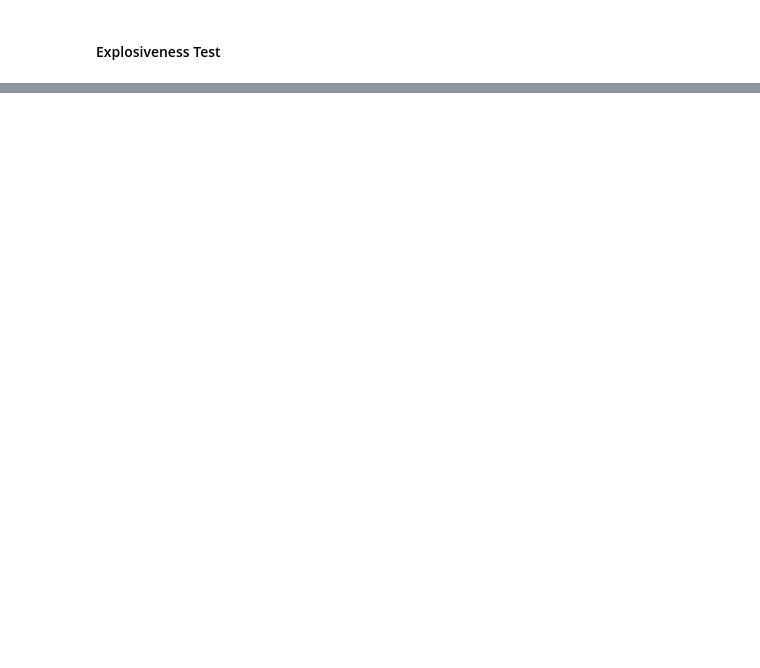
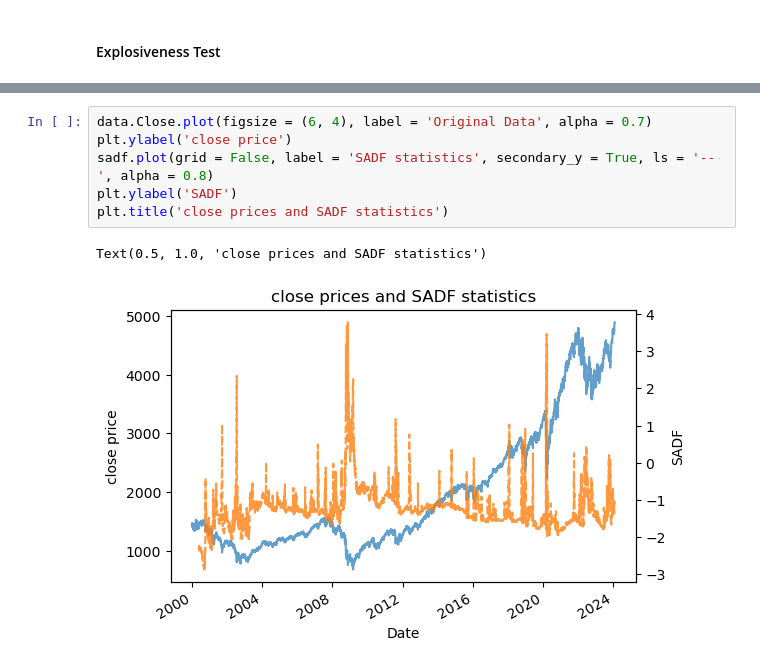
Before and after one commit to Tommylee1013/FinancialMachineLearning, a Jupyter notebook: Advances in Financial Machine Learning/Chap17StructuralBreaks.ipynb, the cells around one changed output, grey strips where cells are left out. Drawn from its saved outputs; the diff is of its cells as text; blank space fills up the shorter version.

```diff
--- a/Advances in Financial Machine Learning/Chap17StructuralBreaks.ipynb
+++ b/Advances in Financial Machine Learning/Chap17StructuralBreaks.ipynb
@@ -83,0 +91,9 @@ sadf = get_sadf(
+# %%
+data.Close.plot(figsize = (6, 4), label = 'Original Data', alpha = 0.7)
+plt.ylabel('close price')
+sadf.plot(grid = False, label = 'SADF statistics', secondary_y = True, ls = '--', alpha = 0.8)
+plt.ylabel('SADF')
+plt.title('close prices and SADF statistics')
+# %% [output]
+Text(0.5, 1.0, 'close prices and SADF statistics')
+[figure, added]
```
Also changed, not shown: parts of 7 cells of this notebook.
